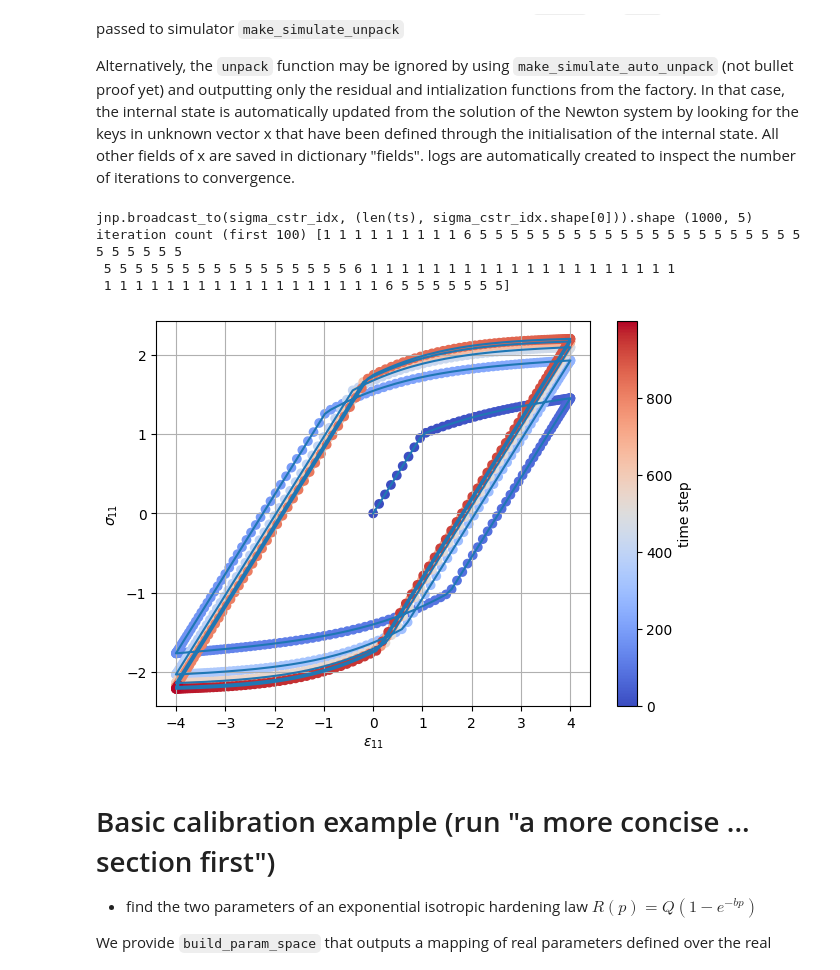
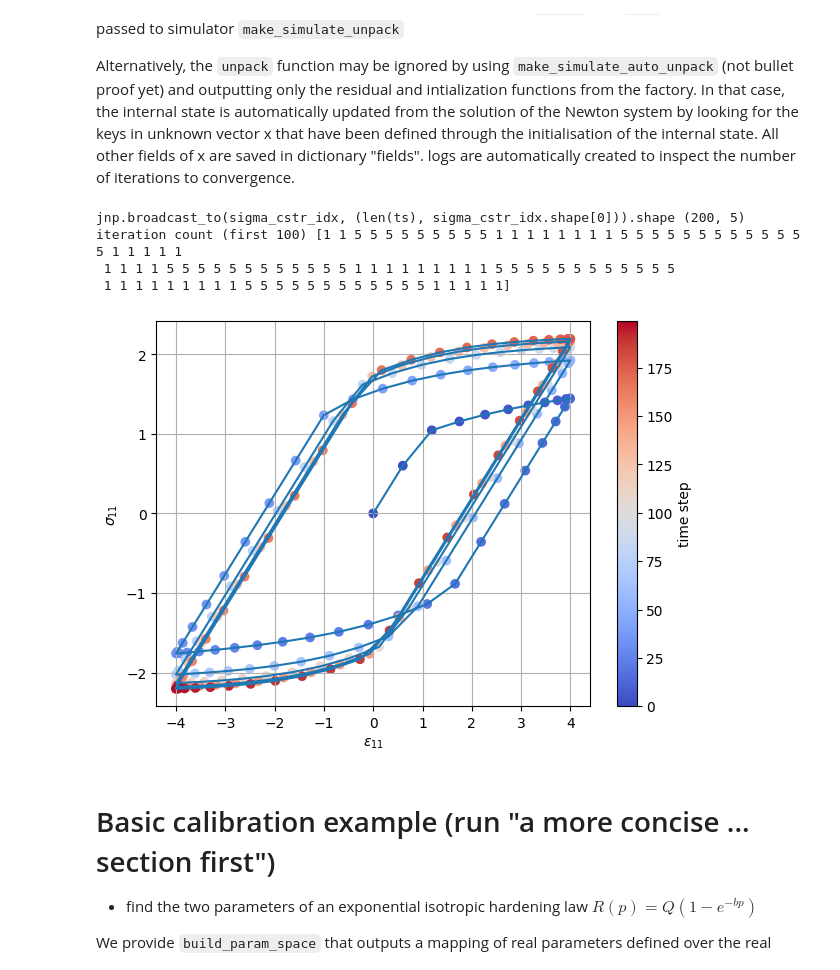
Before and after one commit to kerfriden/jaxdentify, a Jupyter notebook: demo.ipynb, the cells around one changed output. Cells and saved outputs as stored; diff of their text form; code cells hidden in the pictures.

```diff
--- a/demo.ipynb
+++ b/demo.ipynb
@@ -485,8 +485,6 @@ def solve_eps_cstr(epsilon, eps_p_old, sigma_idx, C):
     eps_cstr_trial = epsilon[sigma_idx] - dz
     return epsilon.at[sigma_idx].set(eps_cstr_trial), eps_cstr_trial
 
-
-
 def make_newton(state_old, step_load, params):
 
     epsilon = step_load["epsilon"]
@@ -499,7 +497,7 @@ def make_newton(state_old, step_load, params):
 
     eps_p_old, p_old , X_old = state_old["epsilon_p"], state_old["p"], state_old["X"]
 
-    initialise_from_old = 1
+    initialise_from_old = 0
     if initialise_from_old==0: # solve for eps_cstr_trial assuming no plastic flow
         epsilon_eff_trial, eps_cstr_trial = solve_eps_cstr(epsilon,eps_p_old,sigma_idx,C)
     else: # initialise with previous eps_cstr_trial
@@ -517,15 +515,15 @@ def make_newton(state_old, step_load, params):
         df_dsigma = jax.grad(lambda s: f_func(s-X, p, sigma_y, Q, b))(sigma)
         res_epsp  = (eps_p - eps_p_old) - (p - p_old) * df_dsigma
 
-        if 0: # Fischer–Burmeister
+        if 1: # Fischer–Burmeister
             res_p = Fischer_Burmeister( -f_func(sigma-X, p, sigma_y, Q, b) , p-p_old )
         else: # branching
             from jax import lax
             def res_p_fn(p, sigma, X):
-                phi = f_func(sigma - X, p, sigma_y, Q, b)
+                phi = f_func(sigma-X, p, sigma_y, Q, b)
                 dp  = p - p_old
                 res_p = lax.cond(
-                    phi <= 1.e-15,
+                    phi <= 0,
                     lambda _: dp,
                     lambda _: phi,
                     operand=None,
@@ -569,7 +567,7 @@ params = {
     "nu": 0.3,
 }
 
-n_ts = 1000
+n_ts = 200
 ts = jnp.linspace(0., 1., n_ts)
 eps_xx = 4.0 * jnp.sin(ts * 30.0)
 epsilon_ts = jnp.zeros((n_ts, 6)).at[:, 0].set(eps_xx)
@@ -580,38 +578,38 @@ sigma_cstr_idx = jnp.asarray([1, 2, 3, 4, 5])
 print("jnp.broadcast_to(sigma_cstr_idx, (len(ts), sigma_cstr_idx.shape[0])).shape", jnp.broadcast_to(sigma_cstr_idx, (len(ts), sigma_cstr_idx.shape[0])).shape)
 
 load_ts = {
         "t": ts,
         "epsilon": epsilon_ts,
         "sigma_cstr_idx": jnp.broadcast_to(sigma_cstr_idx, (len(ts), sigma_cstr_idx.shape[0]))
         }
 
 #jax.config.update("jax_disable_jit", False)   # turn JIT on
 #jax.config.update("jax_disable_jit", True)   # turn JIT off
 
 state0 = initialize_state()
 state_T, fields_ts, state_ts, logs_ts = make_simulate_unpack(make_newton, state0, load_ts, params)
 
 #jax.config.update("jax_disable_jit", False)   # turn JIT on
 
 print("iteration count (first 100)",logs_ts["conv"][:100])
 
 eps11 = jnp.array(load_ts["epsilon"][:,0])
 
 t = np.arange(len(eps11))
 plt.figure(figsize=(7,5))
 sc = plt.scatter(eps11, fields_ts["sigma"][:,0], c=t, cmap="coolwarm")
 plt.colorbar(sc, label="time step")
 plt.plot(eps11,fields_ts["sigma"][:,0])
 plt.grid()
 plt.xlabel(r"$\epsilon_{11}$")
 plt.ylabel(r"$\sigma_{11}$")
 plt.show()
 # %% [output]
-jnp.broadcast_to(sigma_cstr_idx, (len(ts), sigma_cstr_idx.shape[0])).shape (1000, 5)
-iteration count (first 100) [1 1 1 1 1 1 1 1 1 6 5 5 5 5 5 5 5 5 5 5 5 5 5 5 5 5 5 5 5 5 5 5 5 5 5 5 5
- 5 5 5 5 5 5 5 5 5 5 5 5 5 5 5 5 6 1 1 1 1 1 1 1 1 1 1 1 1 1 1 1 1 1 1 1 1
- 1 1 1 1 1 1 1 1 1 1 1 1 1 1 1 1 1 1 6 5 5 5 5 5 5 5]
+jnp.broadcast_to(sigma_cstr_idx, (len(ts), sigma_cstr_idx.shape[0])).shape (200, 5)
+iteration count (first 100) [1 1 5 5 5 5 5 5 5 5 5 1 1 1 1 1 1 1 1 5 5 5 5 5 5 5 5 5 5 5 5 5 1 1 1 1 1
+ 1 1 1 1 5 5 5 5 5 5 5 5 5 5 5 5 1 1 1 1 1 1 1 1 1 5 5 5 5 5 5 5 5 5 5 5 5
+ 1 1 1 1 1 1 1 1 1 5 5 5 5 5 5 5 5 5 5 5 5 1 1 1 1 1]
-[figure, old version]
+[figure, new version]
 # %% [markdown]
 # Basic calibration example (run "a more concise ... section first")
 
```
